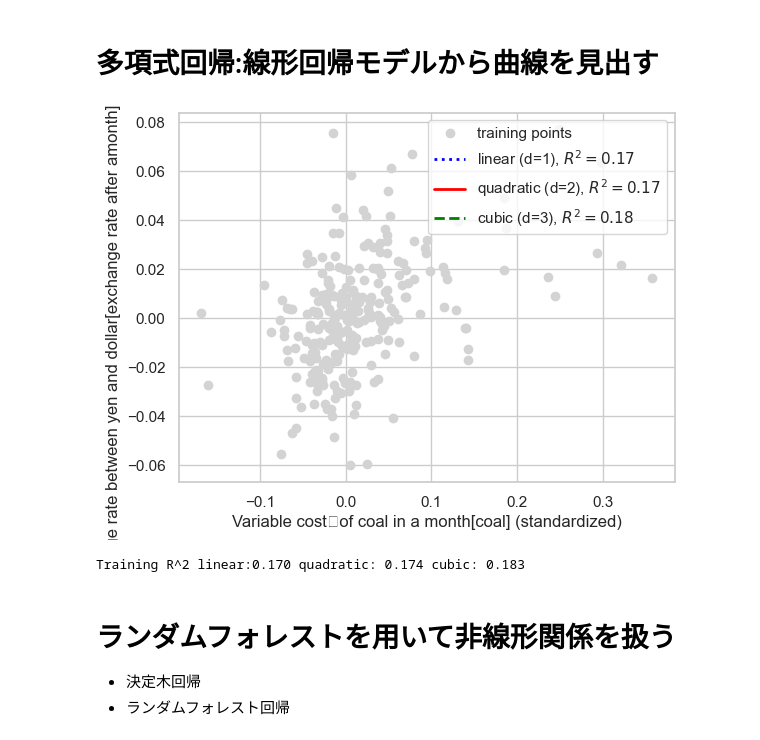
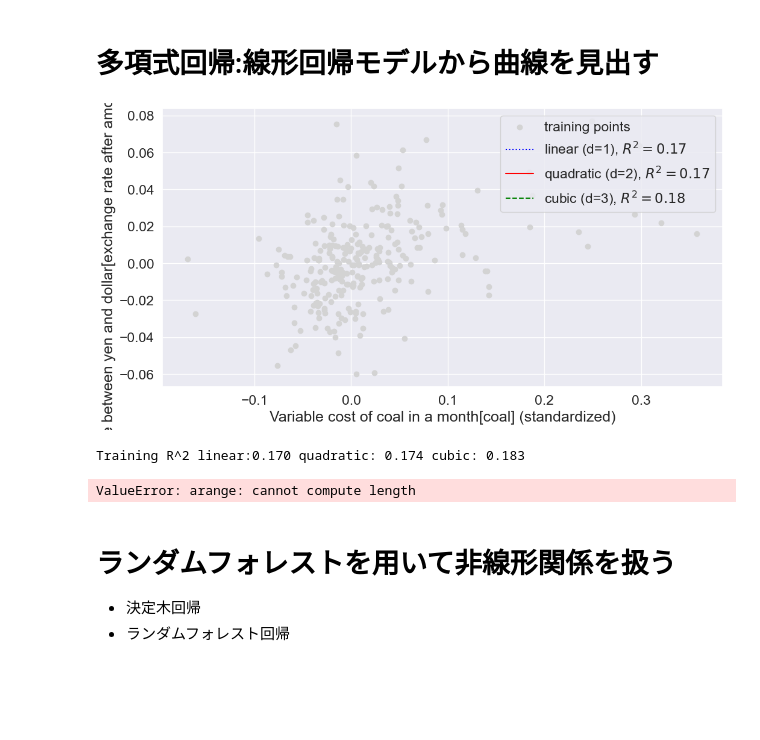
Before and after one commit to nao329/kawase_analyze, a Jupyter notebook: predict.ipynb, the cells around one changed output. Drawn from its saved outputs; the diff is of its cells as text; code cells hidden in the pictures; blank space fills up the shorter version.

```diff
--- a/predict.ipynb
+++ b/predict.ipynb
@@ -6,7 +6,7 @@
 - データの分布と外れ値が含まれているか調べる。
 # %%
 import pandas as pd
-df = pd.read_csv('dataset.csv')
+df = pd.read_csv('./dataset/dataset.csv')
 df.columns = ['coal', 'crude oil', 'coal gas', 'liquefied natural gas','yen_gold_av','yen_platinum_av','yen_silver_av','exchange rate after a month']
 df.head()
 # %% [output]
@@ -31,13 +31,13 @@ plt.show()
 # %%
 import numpy as np
 cm = np.corrcoef(df[cols].values.T)
-sns.set(font_scale=1.5)
+#sns.set(font_scale=1.5)
 hm = sns.heatmap(cm,
                  cbar=True,
                  annot=True,
                  square=True,
                  fmt='.2f',
-                 annot_kws={'size': 15},
+                 annot_kws={'size': 10},
                  yticklabels=cols,
                  xticklabels=cols)
 plt.show()
@@ -317,7 +289,7 @@ y = df['exchange rate after a month'].values
 regr = LinearRegression()
 
 # create quadratic features
-quadratic = PolynomialFeaturbes(degree=2)
+quadratic = PolynomialFeatures(degree=2)
 cubic = PolynomialFeatures(degree=3)
 X_quad = quadratic.fit_transform(X)
 X_cubic = cubic.fit_transform(X)
@@ -335,72 +307,72 @@ quadratic_r2 = r2_score(y, regr.predict(X_quad))
 
 regr = regr.fit(X_cubic, y)
 y_cubic_fit = regr.predict(cubic.fit_transform(X_fit))
 cubic_r2 = r2_score(y, regr.predict(X_cubic))
 
 
+plt.figure(figsize=(12,6))
 # plot results
 plt.scatter(X, y, label='training points', color='lightgray')
 
 plt.plot(X_fit, y_lin_fit,
          label='linear (d=1), $R^2=%.2f$' % linear_r2,
          color='blue',
-         lw=2,
          linestyle=':')
 
 plt.plot(X_fit, y_quad_fit,
          label='quadratic (d=2), $R^2=%.2f$' % quadratic_r2,
          color='red',
-         lw=2,
          linestyle='-')
 
 plt.plot(X_fit, y_cubic_fit,
          label='cubic (d=3), $R^2=%.2f$' % cubic_r2,
          color='green',
-         lw=2,
          linestyle='--')
 
-plt.xlabel('Variable cost　of coal in a month[coal] (standardized)')
+plt.xlabel('Variable cost of coal in a month[coal] (standardized)')
 plt.ylabel('Exchange rate between yen and dollar[exchange rate after amonth] (standardized)')
 plt.legend(loc='upper right')
 
 #plt.savefig('images/10_11.png', dpi=300)
 plt.show()
 # %% [output]
-[figure, old version]
+[figure, new version]
 # %%
 print('Training R^2 linear:%.3f quadratic: %.3f cubic: %.3f' % (linear_r2, quadratic_r2, cubic_r2))
 # %% [output]
 Training R^2 linear:0.170 quadratic: 0.174 cubic: 0.183
 # %%
-# X = df[['coal']].values
-# y = df['exchange rate after a month'].values
+X = df[['coal']].values
+y = df['exchange rate after a month'].values
 
-# # transform features
-# X_log = np.log(X)
-# y_sqrt = np.sqrt(y)
+# transform features
+X_log = np.log(X)
+y_log = np.log(y)
 
-# # fit features
-# X_fit = np.arange(X_log.min()-1, X_log.max()+1, 1)[:, np.newaxis]
+# fit features
+X_fit = np.arange(X_log.min()-0.000001, X_log.max()+0.000001, 0.000001)[:, np.newaxis]
 
-# regr = regr.fit(X_log, y_sqrt)
-# y_lin_fit = regr.predict(X_fit)
-# linear_r2 = r2_score(y_sqrt, regr.predict(X_log))
+regr = regr.fit(X_log, y_log)
+y_lin_fit = regr.predict(X_fit)
+linear_r2 = r2_score(y_log, regr.predict(X_log))
 
-# # plot results
-# plt.scatter(X_log, y_sqrt, label='training points', color='lightgray')
+# plot results
+plt.scatter(X_log, y_log, label='training points', color='lightgray')
 
-# plt.plot(X_fit, y_lin_fit,
-#          label='linear (d=1), $R^2=%.2f$' % linear_r2,
-#          color='blue',
-#          lw=2)
+plt.plot(X_fit, y_lin_fit,
+         label='linear (d=1), $R^2=%.2f$' % linear_r2,
+         color='blue',
+         lw=2)
 
-# plt.xlabel('Variable cost　of coal in a month[coal] (standardized)')
-# plt.ylabel('Exchange rate between yen and dollar[exchange rate after amonth] (standardized)')
-# plt.legend(loc='lower left')
+plt.xlabel('Variable cost　of coal in a month[coal] (standardized)')
+plt.ylabel('Exchange rate between yen and dollar[exchange rate after amonth] (standardized)')
+plt.legend(loc='lower left')
 
-# plt.tight_layout()
-# #plt.savefig('images/10_12.png', dpi=300)
-# plt.show()
+plt.tight_layout()
+#plt.savefig('images/10_12.png', dpi=300)
+plt.show()
+# %% [output]
+ValueError: arange: cannot compute length
 # %% [markdown]
 # ランダムフォレストを用いて非線形関係を扱う
 - 決定木回帰
```
Also changed, not shown: parts of 11 cells of this notebook.
